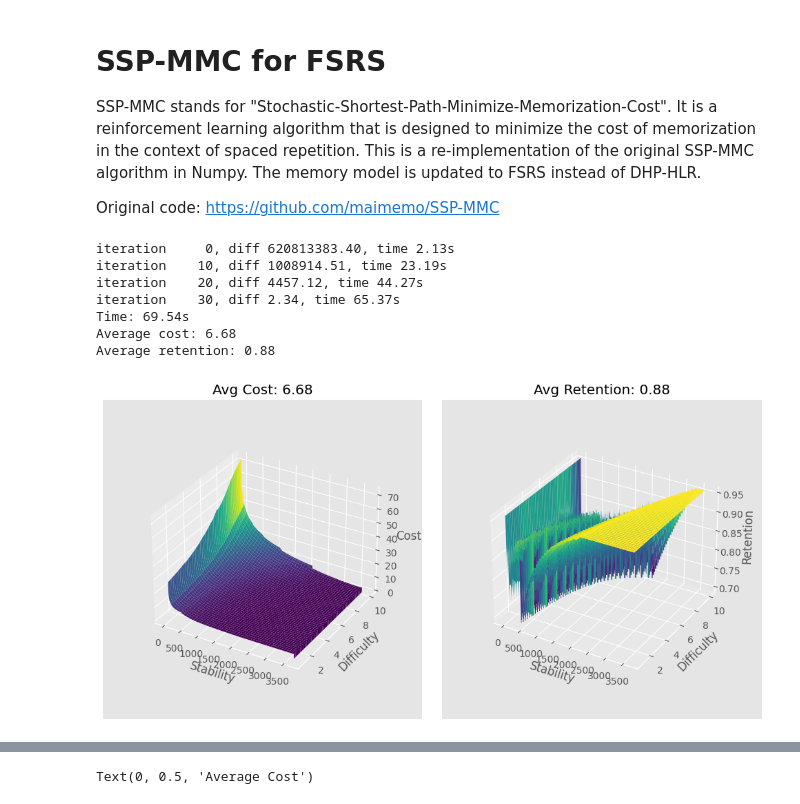
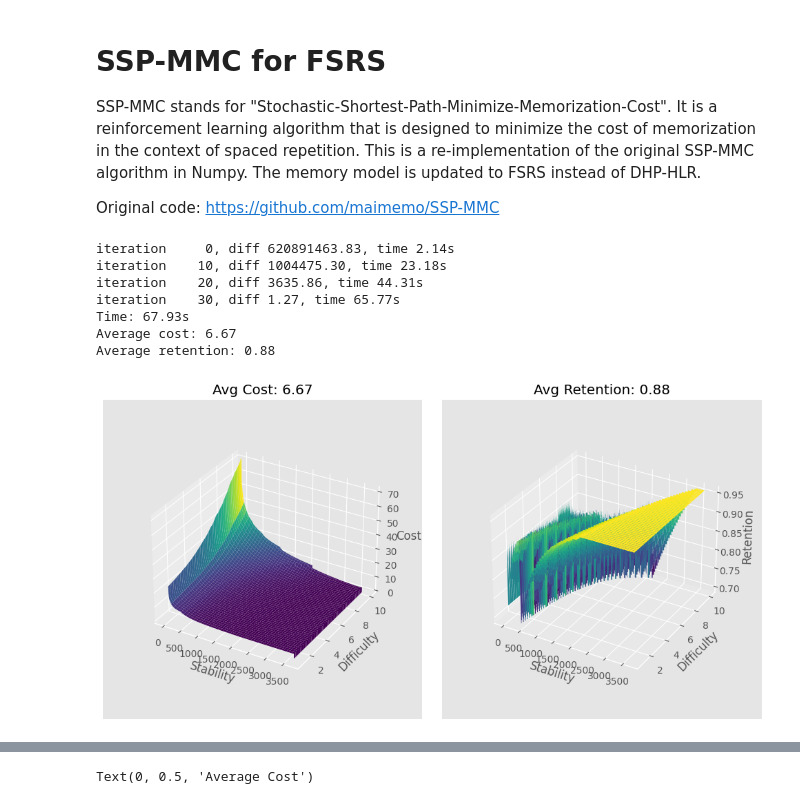
Before and after one commit to open-spaced-repetition/SSP-MMC-FSRS, a Jupyter notebook: notebook.ipynb, the cells around one changed output, grey strips where cells are left out. Saved outputs shown, nothing was run; the diff lists cells and outputs as text; code cells hidden in the pictures.

Commit message:
retrievability should correspond to real discrete interval

```diff
--- a/notebook.ipynb
+++ b/notebook.ipynb
@@ -12,7 +12,7 @@ import matplotlib.pyplot as plt
 plt.style.use('ggplot')
 
 s_size = 10000
-s_min = 0.01
+s_min = 0.5
 s_max = 3650
 
 d_size = 90
@@ -29,6 +29,19 @@ r_state = np.linspace(r_min, r_max, r_size)
 
 s_state_mesh, d_state_mesh, r_state_mesh = np.meshgrid(
     s_state, d_state, r_state)
+
+DECAY = -0.5
+FACTOR = 0.9 ** (1.0 / DECAY) - 1.0
+
+def power_forgetting_curve(t, s):
+    return (1 + FACTOR * t / s) ** DECAY
+
+def next_interval(s, r):
+    ivl = s / FACTOR * (r ** (1.0 / DECAY) - 1.0)
+    return np.maximum(1, np.floor(ivl))
+
+ivl_mesh = next_interval(s_state_mesh, r_state_mesh)
+r_state_mesh = power_forgetting_curve(ivl_mesh, s_state_mesh)
 
 cost_matrix = np.zeros((d_size, s_size))
 cost_matrix.fill(1000)
@@ -86,14 +99,14 @@ def difficulty_after_failure(d):
 # stability to index
 def s2i(s): return np.clip(np.floor((s - s_min) /
                                     (s_max - s_min) * s_size).astype(int), 0, s_size - 1)
-# difficulty to index
 
 
+# difficulty to index
 def d2i(d): return np.clip(np.floor((d - d_min) /
                                     (d_max - d_min) * d_size).astype(int), 0, d_size - 1)
-# retention to index
 
 
+# retention to index
 def r2i(r): return np.clip(np.floor((r - r_min) /
                                     (r_max - r_min) * r_size).astype(int), 0, r_size - 1)
 
@@ -136,7 +149,7 @@ while i < n_iter and diff > 1e-6 * s_size * d_size:
     )
     # update cost matrix
     optimal_cost = np.minimum(cost_matrix, expected_cost.min(axis=2))
-    action_matrix = r_state[np.argmin(expected_cost, axis=2)]
+    retention_matrix = r_state[np.argmin(expected_cost, axis=2)]
     diff = cost_matrix.sum() - optimal_cost.sum()
     cost_matrix = optimal_cost
     if i % 10 == 0:
@@ -148,37 +161,37 @@ end = time.time()
 print(f"Time: {end - start:.2f}s")
 avg_cost = cost_matrix.mean()
 print(f"Average cost: {avg_cost:.2f}")
-avg_retention = action_matrix.mean()
+avg_retention = retention_matrix.mean()
 print(f"Average retention: {avg_retention:.2f}")
 # %% [output]
-iteration     0, diff 620813383.40, time 2.13s
-iteration    10, diff 1008914.51, time 23.19s
-iteration    20, diff 4457.12, time 44.27s
-iteration    30, diff 2.34, time 65.37s
-Time: 69.54s
-Average cost: 6.68
+iteration     0, diff 620891463.83, time 2.14s
+iteration    10, diff 1004475.30, time 23.18s
+iteration    20, diff 3635.86, time 44.31s
+iteration    30, diff 1.27, time 65.77s
+Time: 67.93s
+Average cost: 6.67
 Average retention: 0.88
 # %%
-s_state_mesh, d_state_mesh = np.meshgrid(s_state, d_state)
+s_state_mesh_2d, d_state_mesh_2d = np.meshgrid(s_state, d_state)
 fig = plt.figure(figsize=(10, 5))
 ax = fig.add_subplot(121, projection="3d")
-ax.plot_surface(s_state_mesh, d_state_mesh, cost_matrix, cmap="viridis")
+ax.plot_surface(s_state_mesh_2d, d_state_mesh_2d, cost_matrix, cmap="viridis")
 ax.set_xlabel("Stability")
 ax.set_ylabel("Difficulty")
 ax.set_zlabel("Cost")
 ax.set_title(f"Avg Cost: {avg_cost:.2f}")
 ax.set_box_aspect(None, zoom=0.8)
 ax = fig.add_subplot(122, projection="3d")
-ax.plot_surface(s_state_mesh, d_state_mesh, action_matrix, cmap="viridis")
+ax.plot_surface(s_state_mesh_2d, d_state_mesh_2d, retention_matrix, cmap="viridis")
 ax.set_xlabel("Stability")
 ax.set_ylabel("Difficulty")
 ax.set_zlabel("Retention")
 ax.set_title(f"Avg Retention: {avg_retention:.2f}")
 ax.set_box_aspect(None, zoom=0.8)
 plt.tight_layout()
 plt.show()
 # %% [output]
-[figure, old version]
+[figure, new version]
 # %%
 success_cost = 3
 failure_cost = 9
```
Also changed, not shown: parts of 1 cell of this notebook.
